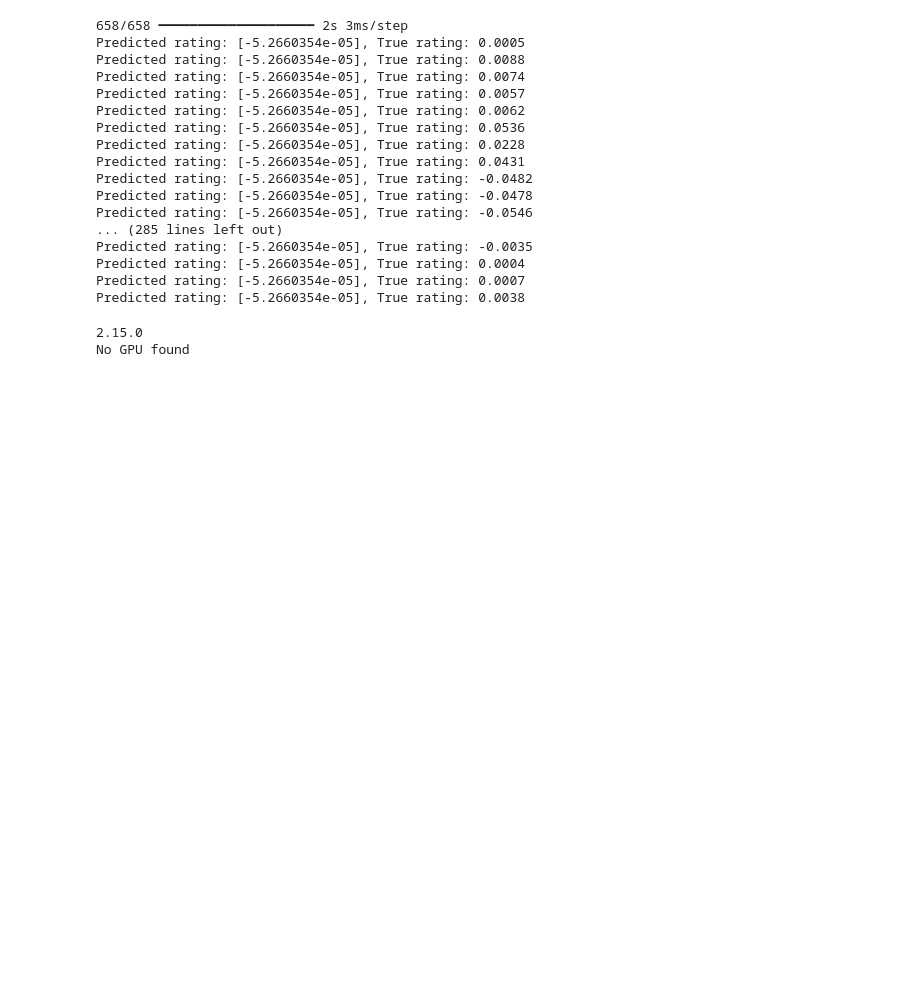
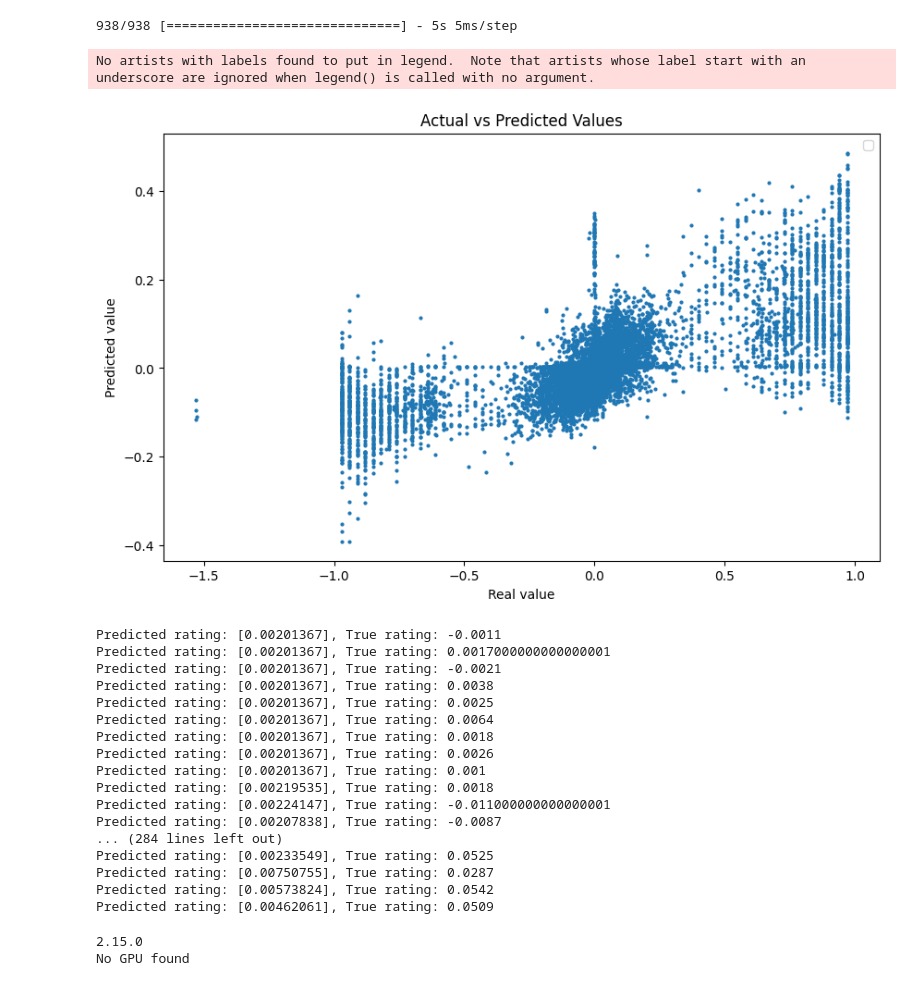
Before and after one commit to TheodorBeskow/ChessAI, a Jupyter notebook: AI/EvaluateModel.ipynb, the cells around one changed output. Drawn from its saved outputs; the diff is of its cells as text; code cells hidden in the pictures; blank space fills up the shorter version.

```diff
--- a/AI/EvaluateModel.ipynb
+++ b/AI/EvaluateModel.ipynb
@@ -160,30 +155,47 @@ plt.show()
 # %%
 model.save('TrainedModel.h5')
 # %%
+import matplotlib.pyplot as plt
+
 # Predict the ratings for the test data
-y_pred = model.predict(x_test)
+y_pred = model.predict(x_test[:30000])
+
+plt.figure(figsize=(10, 6))
+
+plt.plot(y_test[:30000], y_pred, marker='o', linestyle='None', markersize=2)
+
+plt.title('Actual vs Predicted Values')
+plt.xlabel('Real value')
+plt.ylabel('Predicted value')
+plt.legend()
+
+plt.show()
+
 
 # Print the predicted and true ratings for the test data
 for i in range(min(len(x_test), 300)):
     print(f"Predicted rating: {y_pred[i]}, True rating: {y_test[i]}")
 # %% [output]
-658/658 ━━━━━━━━━━━━━━━━━━━━ 2s 3ms/step
-Predicted rating: [-5.2660354e-05], True rating: 0.0005
-Predicted rating: [-5.2660354e-05], True rating: 0.0088
-Predicted rating: [-5.2660354e-05], True rating: 0.0074
-Predicted rating: [-5.2660354e-05], True rating: 0.0057
-Predicted rating: [-5.2660354e-05], True rating: 0.0062
-Predicted rating: [-5.2660354e-05], True rating: 0.0536
-Predicted rating: [-5.2660354e-05], True rating: 0.0228
-Predicted rating: [-5.2660354e-05], True rating: 0.0431
-Predicted rating: [-5.2660354e-05], True rating: -0.0482
-Predicted rating: [-5.2660354e-05], True rating: -0.0478
-Predicted rating: [-5.2660354e-05], True rating: -0.0546
-... (285 lines left out)
-Predicted rating: [-5.2660354e-05], True rating: -0.0035
-Predicted rating: [-5.2660354e-05], True rating: 0.0004
-Predicted rating: [-5.2660354e-05], True rating: 0.0007
-Predicted rating: [-5.2660354e-05], True rating: 0.0038
+938/938 [==============================] - 5s 5ms/step
+No artists with labels found to put in legend.  Note that artists whose label start with an underscore are ignored when legend() is called with no argument.
+[figure, added]
+Predicted rating: [0.00201367], True rating: -0.0011
+Predicted rating: [0.00201367], True rating: 0.0017000000000000001
+Predicted rating: [0.00201367], True rating: -0.0021
+Predicted rating: [0.00201367], True rating: 0.0038
+Predicted rating: [0.00201367], True rating: 0.0025
+Predicted rating: [0.00201367], True rating: 0.0064
+Predicted rating: [0.00201367], True rating: 0.0018
+Predicted rating: [0.00201367], True rating: 0.0026
+Predicted rating: [0.00201367], True rating: 0.001
+Predicted rating: [0.00219535], True rating: 0.0018
+Predicted rating: [0.00224147], True rating: -0.011000000000000001
+Predicted rating: [0.00207838], True rating: -0.0087
+... (284 lines left out)
+Predicted rating: [0.00233549], True rating: 0.0525
+Predicted rating: [0.00750755], True rating: 0.0287
+Predicted rating: [0.00573824], True rating: 0.0542
+Predicted rating: [0.00462061], True rating: 0.0509
 # %%
 import tensorflow as tf
 print(tf.__version__)
```
Also changed, not shown: parts of 6 cells of this notebook, 8 other files.
